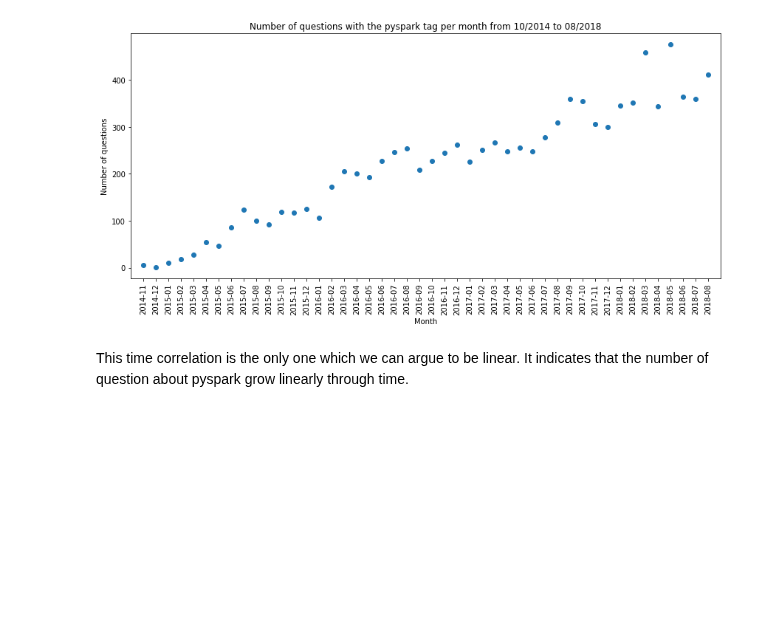
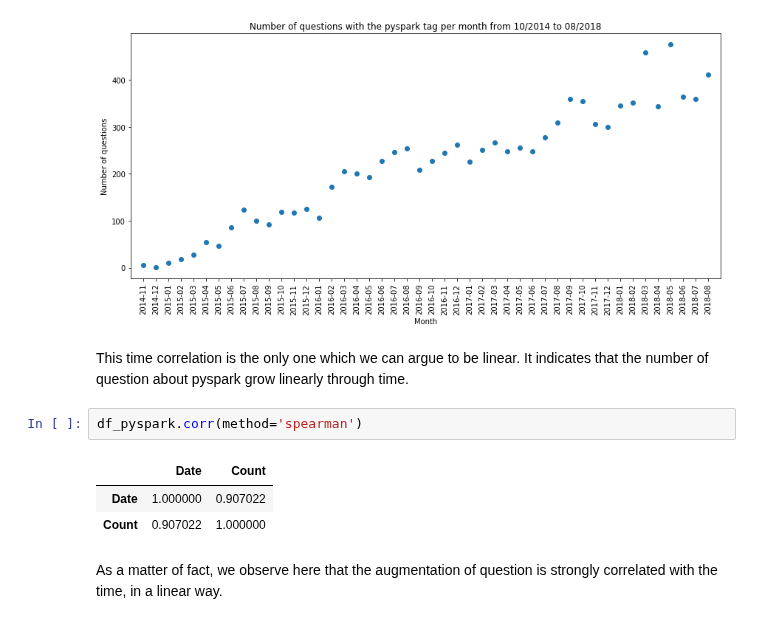
Before and after one commit to vbruttin/ada_homeworks, a Jupyter notebook: Homework3.ipynb, the cells around one changed output. Cells and saved outputs as stored; diff of their text form; blank space fills up the shorter version.

```diff
--- a/Homework3.ipynb
+++ b/Homework3.ipynb
@@ -864,3 +882,11 @@ plt.show()
 [figure]
 # %% [markdown]
 This time correlation is the only one which we can argue to be linear. It indicates that the number of question about pyspark grow linearly through time.
+# %%
+df_pyspark.corr(method='spearman')
+# %% [output]
+|  | Date | Count |
+| Date | 1.000000 | 0.907022 |
+| Count | 0.907022 | 1.000000 |
+# %% [markdown]
+As a matter of fact, we observe here that the augmentation of question is strongly correlated with the time, in a linear way.
```
Also changed, not shown: parts of 13 cells of this notebook.
